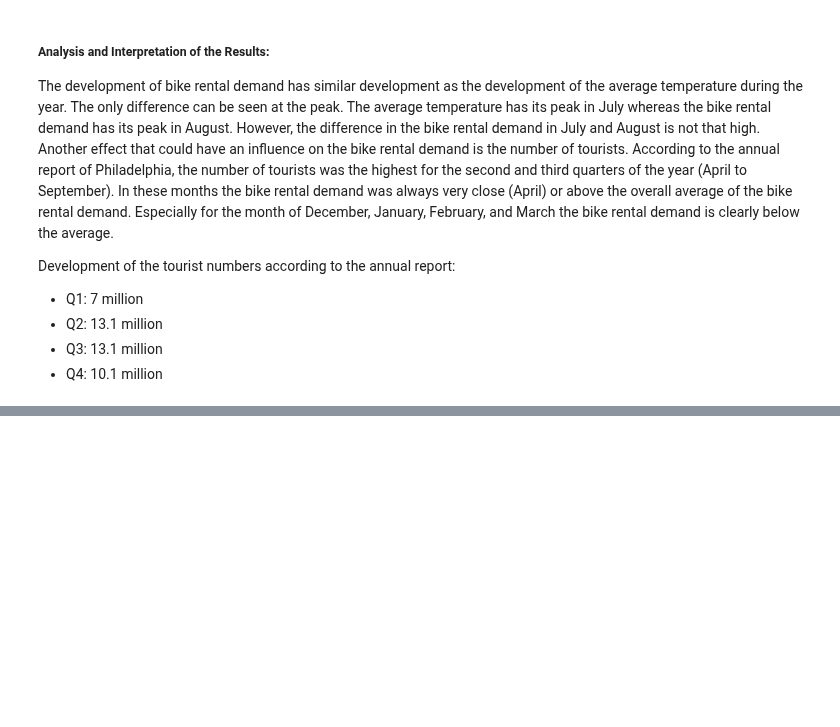
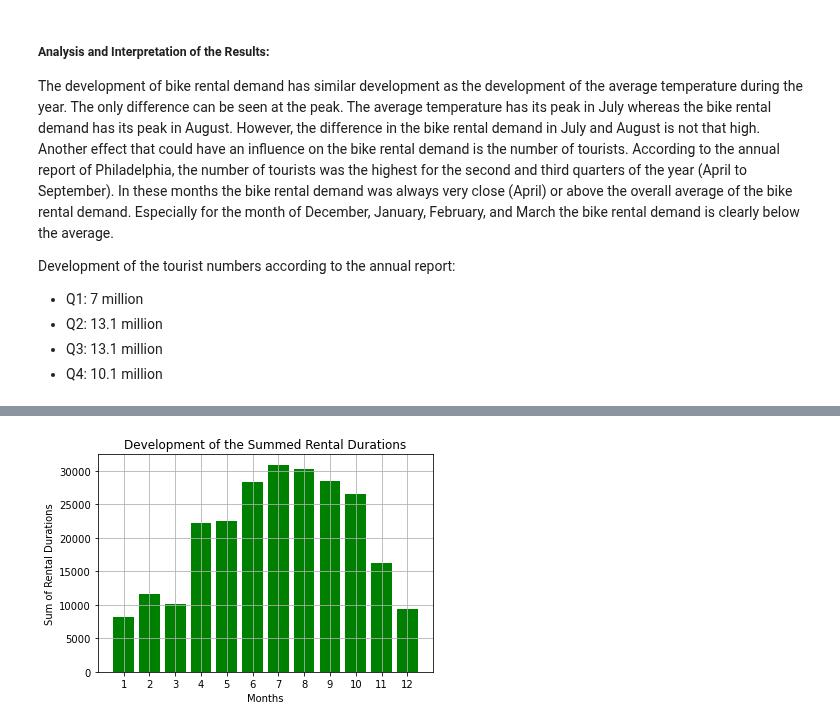
Before and after one commit to yassinehammou27/intentionally_blank, a Jupyter notebook: Team Assignment - Intentionally Blank.ipynb, the cells around one changed output, grey strips where cells are left out. Drawn from its saved outputs; the diff is of its cells as text; code cells hidden in the pictures; blank space fills up the shorter version.

Commit message:
kpi rental duration

```diff
--- a/Team Assignment - Intentionally Blank.ipynb
+++ b/Team Assignment - Intentionally Blank.ipynb
@@ -633,0 +638,10 @@ Development of the tourist numbers according to the annual report:
+# %%
+#Calculate the sum of rental durations for each month
+#Calculate the average rental duration per rental for each month
+df = df_philadelphia_cleaned
+df_duration_monthly = df.groupby("month")["trip_duration"].sum().reset_index(name="sum_duration_bike_rentals")
+df_duration_monthly["duration_in_hours"] = df_duration_monthly["sum_duration_bike_rentals"].dt.total_seconds().divide(60*60)
+df_duration_monthly["duration_in_minutes"] = df_duration_monthly["sum_duration_bike_rentals"].dt.total_seconds().divide(60)
+df_duration_monthly["number_of_rentals"] = df.groupby("month")["month"].count().reset_index(drop=True)
+df_duration_monthly["avg_duration_per_rental_in_min"] = df_duration_monthly["duration_in_minutes"] / df_duration_monthly["number_of_rentals"]
+df_duration_monthly
@@ -633,0 +662,13 @@ Development of the tourist numbers according to the annual report:
+# %%
+#Vizualize development of summed durations
+plt.bar(df_duration_monthly["month"],
+       df_duration_monthly["duration_in_hours"],
+       color="green")
+plt.grid(True)
+plt.xticks(range(1,13,1))
+plt.xlabel("Months")
+plt.ylabel("Sum of Rental Durations")
+plt.title("Development of the Summed Rental Durations")
+plt.show()
+# %% [output]
+[figure, added]
```
Also changed, not shown: parts of 7 cells of this notebook.
